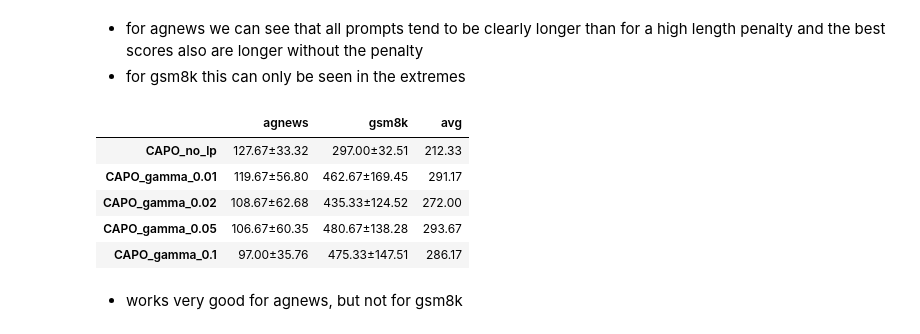
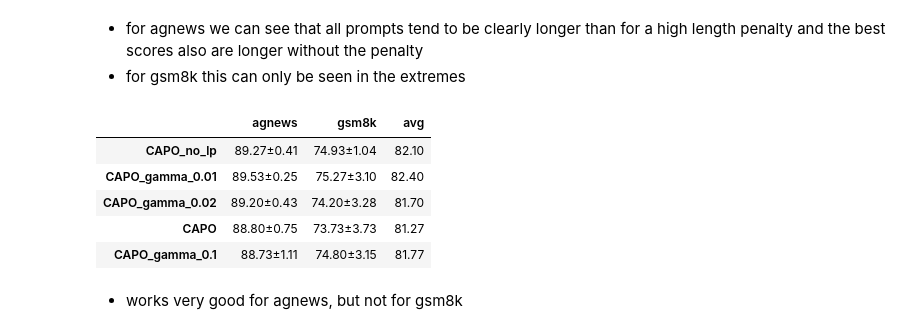
Before and after one commit to finitearth/capo, a Jupyter notebook: notebooks/paper_visualization/hp_visualization.ipynb, the cells around one changed output. Saved outputs shown, nothing was run; the diff lists cells and outputs as text; code cells hidden in the pictures.

```diff
--- a/notebooks/paper_visualization/hp_visualization.ipynb
+++ b/notebooks/paper_visualization/hp_visualization.ipynb
@@ -116,18 +113,18 @@ Failed to load gsm8k for nan: No objects to concatenate
 # %%
 generate_comparison_table(
     DATASETS,
-    ["CAPO_no_lp", "CAPO_gamma_0.01", "CAPO_gamma_0.02", "CAPO_gamma_0.05", "CAPO_gamma_0.1"],
+    ["CAPO_no_lp", "CAPO_gamma_0.01", "CAPO_gamma_0.02", "CAPO", "CAPO_gamma_0.1"],
     "llama",
     path_prefix="../..",
-    score_col="prompt_len",
+    # score_col="prompt_len",
 )
 # %% [output]
 |  | agnews | gsm8k | avg |
-| CAPO_no_lp | 127.67±33.32 | 297.00±32.51 | 212.33 |
-| CAPO_gamma_0.01 | 119.67±56.80 | 462.67±169.45 | 291.17 |
-| CAPO_gamma_0.02 | 108.67±62.68 | 435.33±124.52 | 272.00 |
-| CAPO_gamma_0.05 | 106.67±60.35 | 480.67±138.28 | 293.67 |
-| CAPO_gamma_0.1 | 97.00±35.76 | 475.33±147.51 | 286.17 |
+| CAPO_no_lp | 89.27±0.41 | 74.93±1.04 | 82.10 |
+| CAPO_gamma_0.01 | 89.53±0.25 | 75.27±3.10 | 82.40 |
+| CAPO_gamma_0.02 | 89.20±0.43 | 74.20±3.28 | 81.70 |
+| CAPO | 88.80±0.75 | 73.73±3.73 | 81.27 |
+| CAPO_gamma_0.1 | 88.73±1.11 | 74.80±3.15 | 81.77 |
 # %% [markdown]
 - works very good for agnews, but not for gsm8k
 # %% [markdown]
```
Also changed, not shown: parts of 6 cells of this notebook, 2 other files.
